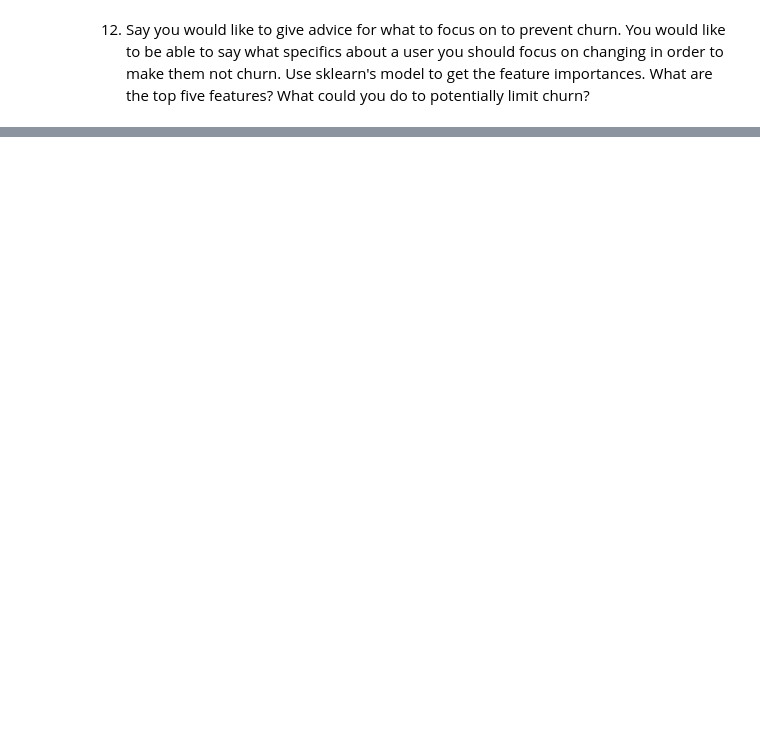
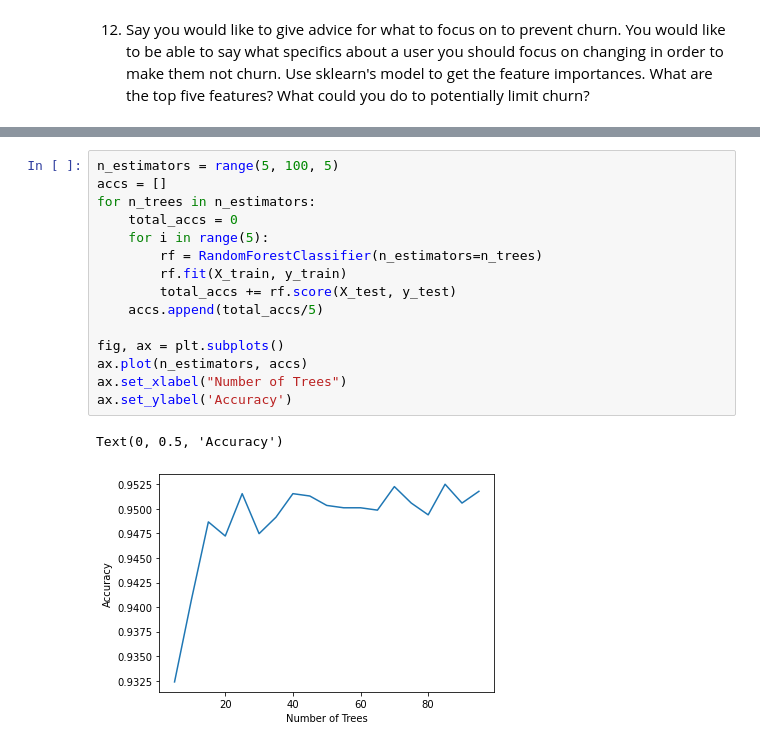
Before and after one commit to hberginc/practice-teach-Random-Forest, a Jupyter notebook: assignment/pair_assignment.ipynb, the cells around one changed output, grey strips where cells are left out. Drawn from its saved outputs; the diff is of its cells as text; blank space fills up the shorter version.

```diff
--- a/assignment/pair_assignment.ipynb
+++ b/assignment/pair_assignment.ipynb
@@ -165,0 +172,18 @@ array([0.02996815, 0.07442189, 0.02476926, 0.02609898, 0.14031814,
+# %%
+n_estimators = range(5, 100, 5)
+accs = []
+for n_trees in n_estimators:
+    total_accs = 0
+    for i in range(5):
+        rf = RandomForestClassifier(n_estimators=n_trees)
+        rf.fit(X_train, y_train)
+        total_accs += rf.score(X_test, y_test)
+    accs.append(total_accs/5)
+
+fig, ax = plt.subplots()
+ax.plot(n_estimators, accs)
+ax.set_xlabel("Number of Trees")
+ax.set_ylabel('Accuracy')
+# %% [output]
+Text(0, 0.5, 'Accuracy')
+[figure, added]
```
Also changed, not shown: parts of 15 cells of this notebook.
